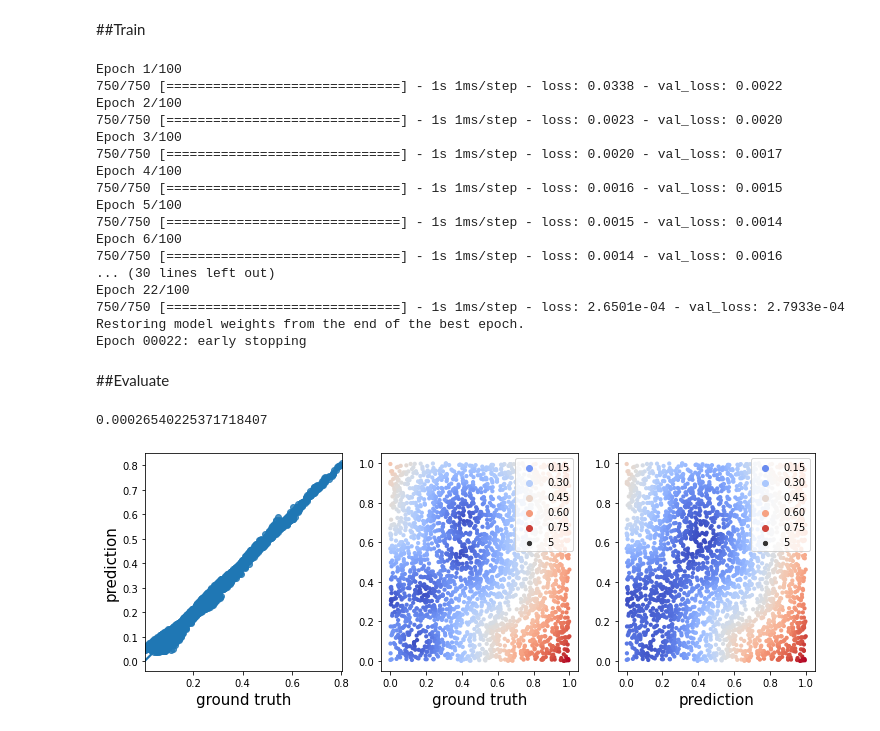
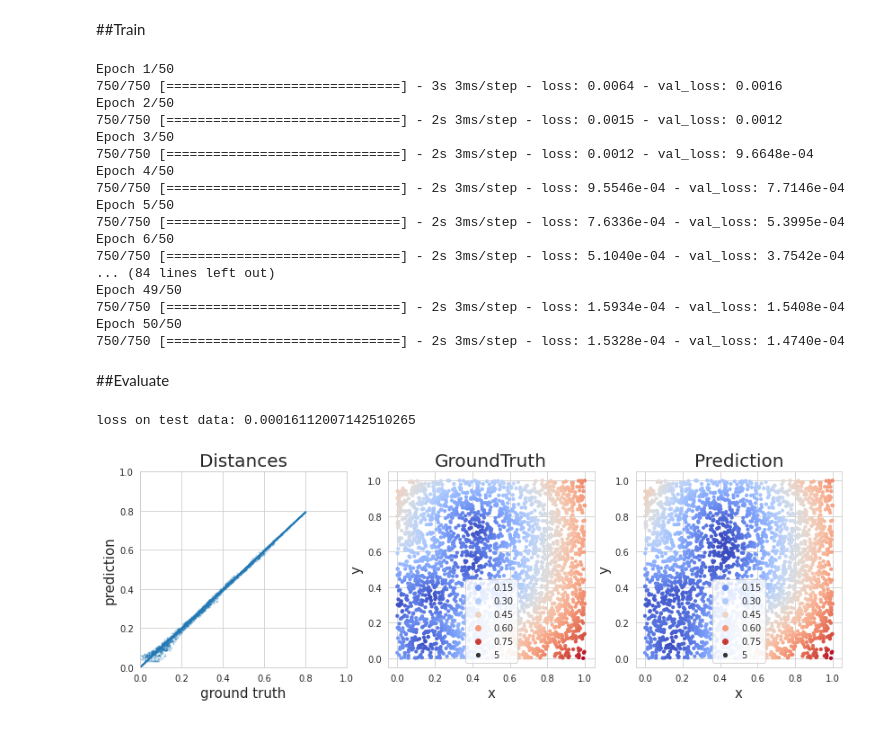
Before and after one commit to Egoago/Onlab, a Jupyter notebook: Önlab.ipynb, the cells around one changed output. Drawn from its saved outputs; the diff is of its cells as text; code cells hidden in the pictures.

Commit message:
2D min norm2 with generators

```diff
--- a/Önlab.ipynb
+++ b/Önlab.ipynb
@@ -59,3 +65,14 @@ testY  = Y[tCutPoint:]
+# %%
+pointNum = 30000
+validSplit = 0.1
+testSplit  = 0.1
+trainPointNum = int(pointNum*(1-validSplit-testSplit))
+validPointNum = int(pointNum*validSplit)
+testPointNum = int(pointNum*testSplit)
+
+trainGen = DataGenerator(trainPointNum, 32, points)
+validGen = DataGenerator(validPointNum, 32, points)
+testGen = DataGenerator(testPointNum, 32, points)
 # %% [markdown]
 ##Creating model
 # %%
@@ -86,53 +103,59 @@ from tensorflow.keras.callbacks import EarlyStopping
 model.compile(optimizer = 'adam',
               loss = 'mse')
 es = EarlyStopping(min_delta = 1e-6,
-                        patience = 3,
+                        patience = 5,
                         verbose = 2,
                         restore_best_weights = True)
 # %% [markdown]
 ##Train
 # %%
 epochs = 50
-history = model.fit(trainX,
-                    trainY,
-                    batch_size = 32,
+history = model.fit(trainGen,
+                    validation_data = validGen,
                     verbose = 1,
-                    validation_data = (validX, validY),
                     callbacks = [es],
                     epochs = epochs)
 # %% [output]
-Epoch 1/100
-750/750 [==============================] - 1s 1ms/step - loss: 0.0338 - val_loss: 0.0022
-Epoch 2/100
-750/750 [==============================] - 1s 1ms/step - loss: 0.0023 - val_loss: 0.0020
-Epoch 3/100
-750/750 [==============================] - 1s 1ms/step - loss: 0.0020 - val_loss: 0.0017
-Epoch 4/100
-750/750 [==============================] - 1s 1ms/step - loss: 0.0016 - val_loss: 0.0015
-Epoch 5/100
-750/750 [==============================] - 1s 1ms/step - loss: 0.0015 - val_loss: 0.0014
-Epoch 6/100
-750/750 [==============================] - 1s 1ms/step - loss: 0.0014 - val_loss: 0.0016
-... (30 lines left out)
-Epoch 22/100
-750/750 [==============================] - 1s 1ms/step - loss: 2.6501e-04 - val_loss: 2.7933e-04
-Restoring model weights from the end of the best epoch.
-Epoch 00022: early stopping
+Epoch 1/50
+750/750 [==============================] - 3s 3ms/step - loss: 0.0064 - val_loss: 0.0016
+Epoch 2/50
+750/750 [==============================] - 2s 3ms/step - loss: 0.0015 - val_loss: 0.0012
+Epoch 3/50
+750/750 [==============================] - 2s 3ms/step - loss: 0.0012 - val_loss: 9.6648e-04
+Epoch 4/50
+750/750 [==============================] - 2s 3ms/step - loss: 9.5546e-04 - val_loss: 7.7146e-04
+Epoch 5/50
+750/750 [==============================] - 2s 3ms/step - loss: 7.6336e-04 - val_loss: 5.3995e-04
+Epoch 6/50
+750/750 [==============================] - 2s 3ms/step - loss: 5.1040e-04 - val_loss: 3.7542e-04
+... (84 lines left out)
+Epoch 49/50
+750/750 [==============================] - 2s 3ms/step - loss: 1.5934e-04 - val_loss: 1.5408e-04
+Epoch 50/50
+750/750 [==============================] - 2s 3ms/step - loss: 1.5328e-04 - val_loss: 1.4740e-04
 # %% [markdown]
 ##Evaluate
 # %%
-prediction = model.predict(testX, batch_size=32)
+testX, testY = testGen.getAll()
+print(f'loss on test data: {model.evaluate(testX, testY, verbose=0)}')
+prediction = model.predict(testX)
 plots = []
+sns.set_style("whitegrid")
 fig, axs = plt.subplots(ncols = 3,
-                        figsize=(12,4))
-plots.append(sns.regplot(x = testY, y = prediction, ax=axs[0]))
+                        figsize=(14,4))
+plots.append(sns.regplot(x = testY, y = prediction, ax=axs[0], scatter_kws={'s':1, 'alpha':0.2}))
 plots.append(sns.scatterplot(x=testX[:,0], y=testX[:,1], hue = testY, size = 5, linewidth = 0, palette='coolwarm', ax=axs[1]))
 plots.append(sns.scatterplot(x=testX[:,0], y=testX[:,1], hue = prediction.reshape(-1), size = 5, linewidth = 0, palette='coolwarm', ax=axs[2]))
+plots[0].set_title('Distances', fontsize = 20)
 plots[0].set_ylabel('prediction', fontsize = 15)
+plots[0].set(ylim=(0,1),xlim=(0,1))
 plots[0].set_xlabel('ground truth', fontsize = 15)
-plots[1].set_xlabel('ground truth', fontsize = 15)
-plots[2].set_xlabel('prediction', fontsize = 15);
-model.evaluate(testX, testY, batch_size=32, verbose=0)
+plots[1].set_xlabel('x', fontsize = 15)
+plots[1].set_ylabel('y', fontsize = 15)
+plots[1].set_title('GroundTruth', fontsize = 20)
+plots[2].set_xlabel('x', fontsize = 15)
+plots[2].set_ylabel('y', fontsize = 15)
+plots[2].set_title('Prediction', fontsize = 20);
 # %% [output]
-0.00026540225371718407
+loss on test data: 0.00016112007142510265
-[figure, old version]
+[figure, new version]
```
Also changed, not shown: parts of 9 cells of this notebook.
